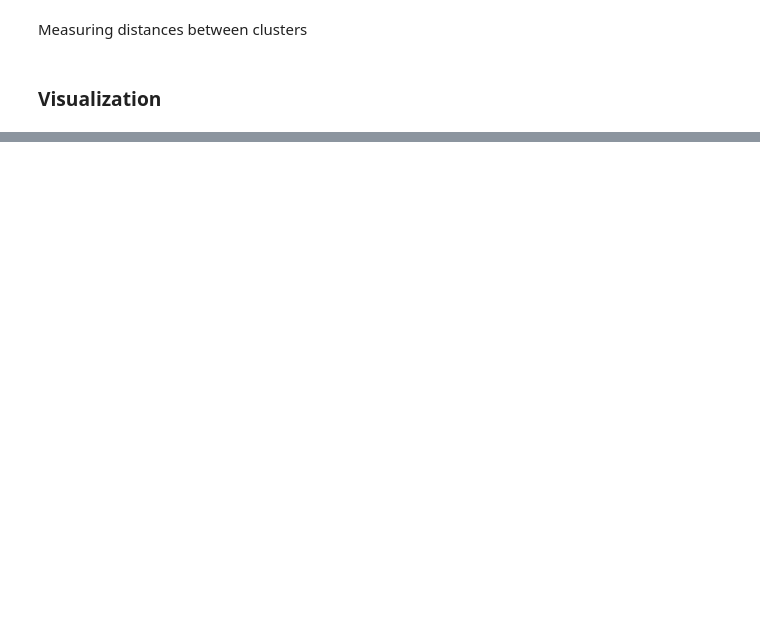
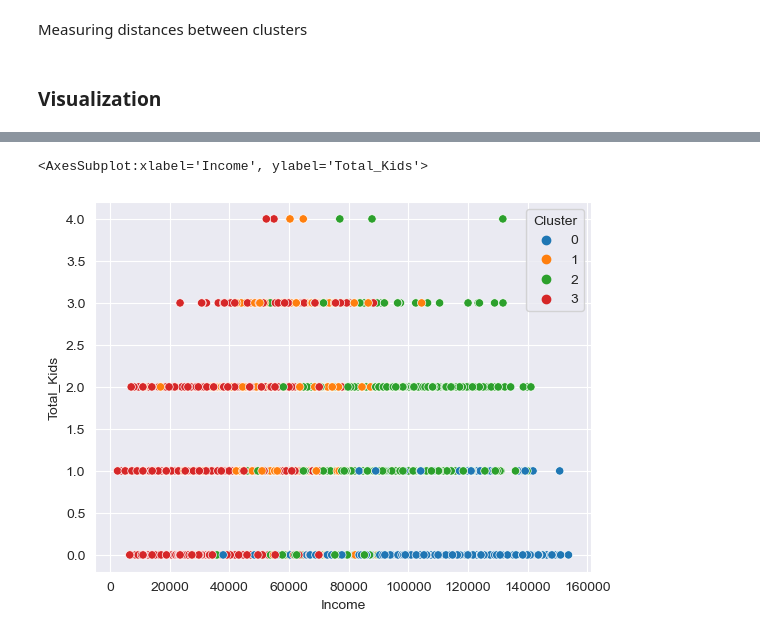
Before and after one commit to MikeOlhao/DSML_projeto, a Jupyter notebook: DSML_202223_Clusters_Group09_Notebook_semgraficos.ipynb, the cells around one changed output, grey strips where cells are left out. Saved outputs shown, nothing was run; the diff lists cells and outputs as text; code cells hidden in the pictures; blank space fills up the shorter version.

```diff
--- a/DSML_202223_Clusters_Group09_Notebook_semgraficos.ipynb
+++ b/DSML_202223_Clusters_Group09_Notebook_semgraficos.ipynb
@@ -1010,0 +1017,5 @@ sns.barplot(x="Cluster", y="Pct_Meat&Fish", data=df_final)
+# %%
+sns.scatterplot(data=df_final, x='Income', y='Total_Kids',hue='Cluster',palette='tab10')
+# %% [output]
+<AxesSubplot:xlabel='Income', ylabel='Total_Kids'>
+[figure, added]
```
Also changed, not shown: parts of 14 cells of this notebook.
